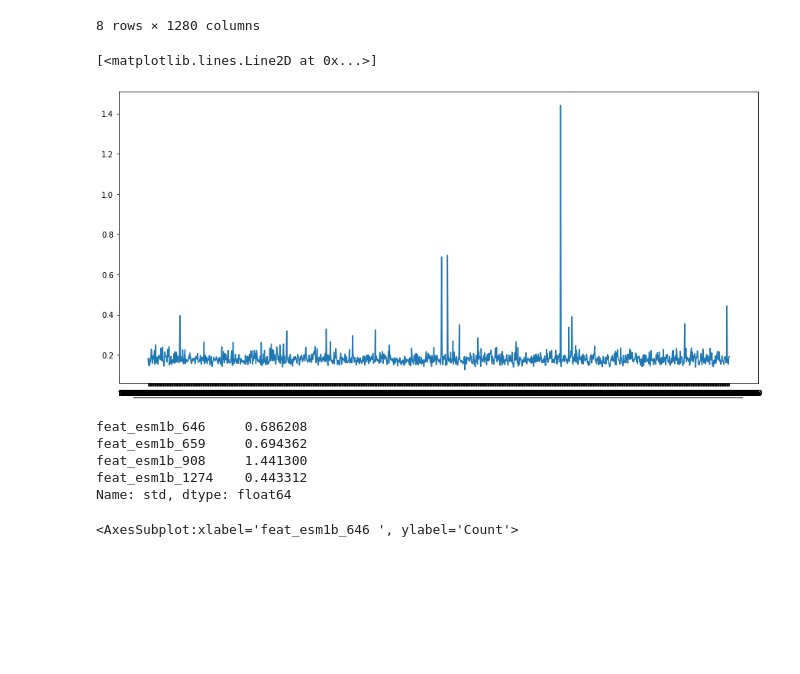
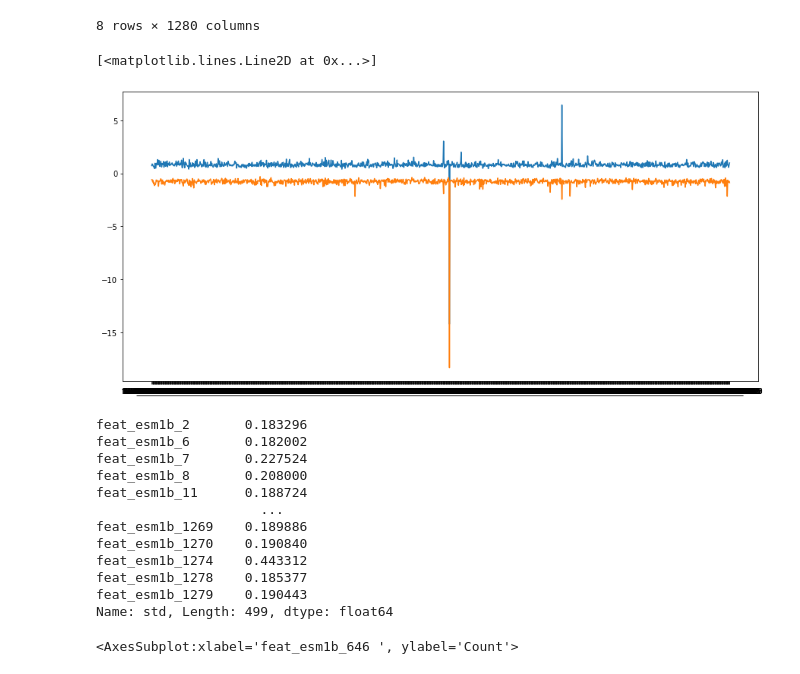
Before and after one commit to JPeck567/EpiPredProject, a Jupyter notebook: EpitopePred.ipynb, the cells around one changed output. Saved outputs shown, nothing was run; the diff lists cells and outputs as text; code cells hidden in the pictures; blank space fills up the shorter version.

```diff
--- a/EpitopePred.ipynb
+++ b/EpitopePred.ipynb
@@ -97,21 +126,28 @@ sdVal = epiFeatDescribed.loc['std']
 # %%
 plt.figure(figsize=(15, 7))
 # most data stays within reasonable bounds
-#plt.plot(maxVal)
-#plt.plot(minVal)
-plt.plot(sdVal)
+plt.plot(maxVal)
+plt.plot(minVal)
+#plt.plot(sdVal)
 # %% [output]
 [<matplotlib.lines.Line2D at 0x...>]
-[figure, old version]
+[figure, new version]
 # %%
-sdValOutlier = sdVal[abs(sdVal) > 0.4 ]
+sdValOutlier = sdVal[sdVal > sdVal.describe[] ]
 sdValOutlier
 # %% [output]
-feat_esm1b_646     0.686208
-feat_esm1b_659     0.694362
-feat_esm1b_908     1.441300
+feat_esm1b_2       0.183296
+feat_esm1b_6       0.182002
+feat_esm1b_7       0.227524
+feat_esm1b_8       0.208000
+feat_esm1b_11      0.188724
+                     ...
+feat_esm1b_1269    0.189886
+feat_esm1b_1270    0.190840
 feat_esm1b_1274    0.443312
-Name: std, dtype: float64
+feat_esm1b_1278    0.185377
+feat_esm1b_1279    0.190443
+Name: std, Length: 499, dtype: float64
 # %%
 # feat_esm1b_646 - large s.d
 sns.histplot(epiFeat['feat_esm1b_646 '])
```
Also changed, not shown: parts of 34 cells of this notebook.
